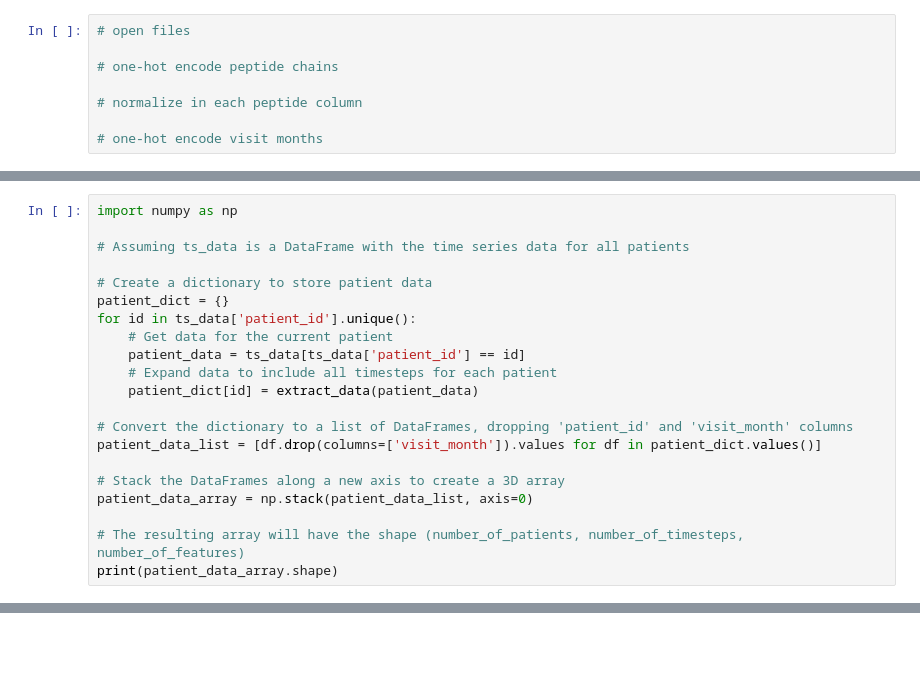
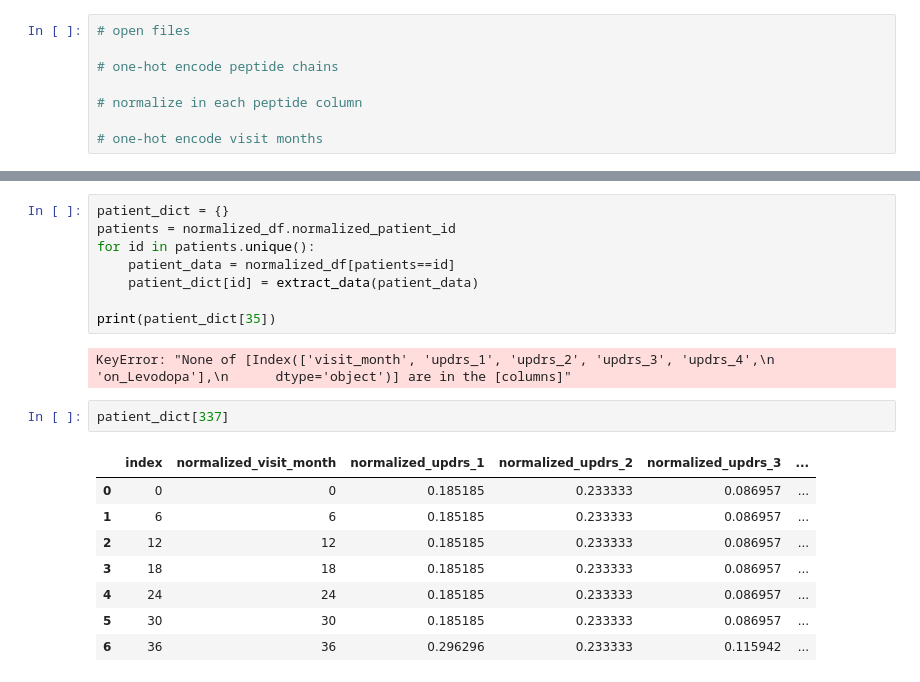
Before and after one commit to Nolasaurus/kaggle-amp-parkinsons, a Jupyter notebook: supplemental_clinical_data__no_month_5.ipynb, the cells around one changed output, grey strips where cells are left out. Cells and saved outputs as stored; diff of their text form; blank space fills up the shorter version.

```diff
--- a/supplemental_clinical_data__no_month_5.ipynb
+++ b/supplemental_clinical_data__no_month_5.ipynb
@@ -55,21 +206,0 @@ print(extract_data(ts_data[ts_data['patient_id']==337]))
-# %%
-import numpy as np
-
-# Assuming ts_data is a DataFrame with the time series data for all patients
-
-# Create a dictionary to store patient data
-patient_dict = {}
-for id in ts_data['patient_id'].unique():
-    # Get data for the current patient
-    patient_data = ts_data[ts_data['patient_id'] == id]
-    # Expand data to include all timesteps for each patient
-    patient_dict[id] = extract_data(patient_data)
-
-# Convert the dictionary to a list of DataFrames, dropping 'patient_id' and 'visit_month' columns
-patient_data_list = [df.drop(columns=['visit_month']).values for df in patient_dict.values()]
-
-# Stack the DataFrames along a new axis to create a 3D array
-patient_data_array = np.stack(patient_data_list, axis=0)
-
-# The resulting array will have the shape (number_of_patients, number_of_timesteps, number_of_features)
-print(patient_data_array.shape)
@@ -75,0 +223,21 @@ print(patient_data_array.shape)
+# %%
+patient_dict = {}
+patients = normalized_df.normalized_patient_id
+for id in patients.unique():
+    patient_data = normalized_df[patients==id]
+    patient_dict[id] = extract_data(patient_data)
+
+print(patient_dict[35])
+# %% [output]
+KeyError: "None of [Index(['visit_month', 'updrs_1', 'updrs_2', 'updrs_3', 'updrs_4',\n       'on_Levodopa'],\n      dtype='object')] are in the [columns]"
+# %%
+patient_dict[337]
+# %% [output]
+|  | index | normalized_visit_month | normalized_updrs_1 | normalized_updrs_2 | normalized_updrs_3 | ... |
+| 0 | 0 | 0 | 0.185185 | 0.233333 | 0.086957 | ... |
+| 1 | 6 | 6 | 0.185185 | 0.233333 | 0.086957 | ... |
+| 2 | 12 | 12 | 0.185185 | 0.233333 | 0.086957 | ... |
+| 3 | 18 | 18 | 0.185185 | 0.233333 | 0.086957 | ... |
+| 4 | 24 | 24 | 0.185185 | 0.233333 | 0.086957 | ... |
+| 5 | 30 | 30 | 0.185185 | 0.233333 | 0.086957 | ... |
+| 6 | 36 | 36 | 0.296296 | 0.233333 | 0.115942 | ... |
```
Also changed, not shown: parts of 21 cells of this notebook.
